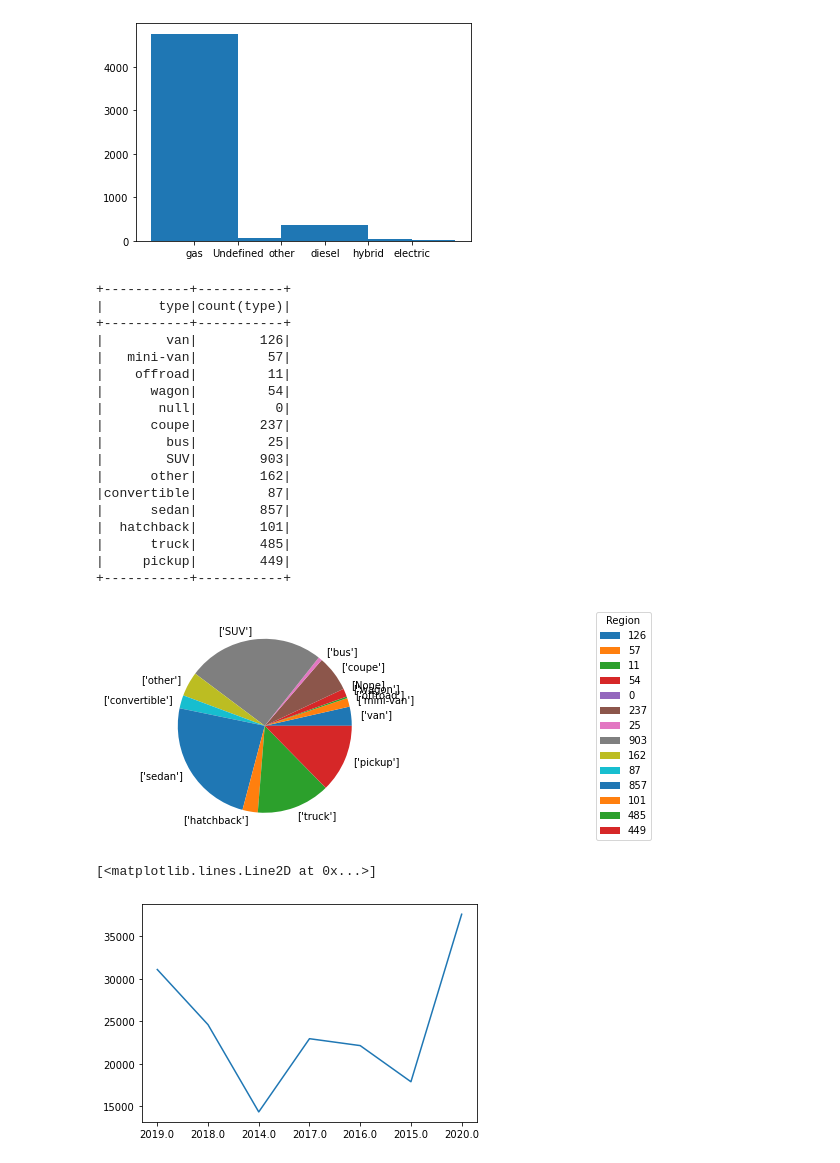
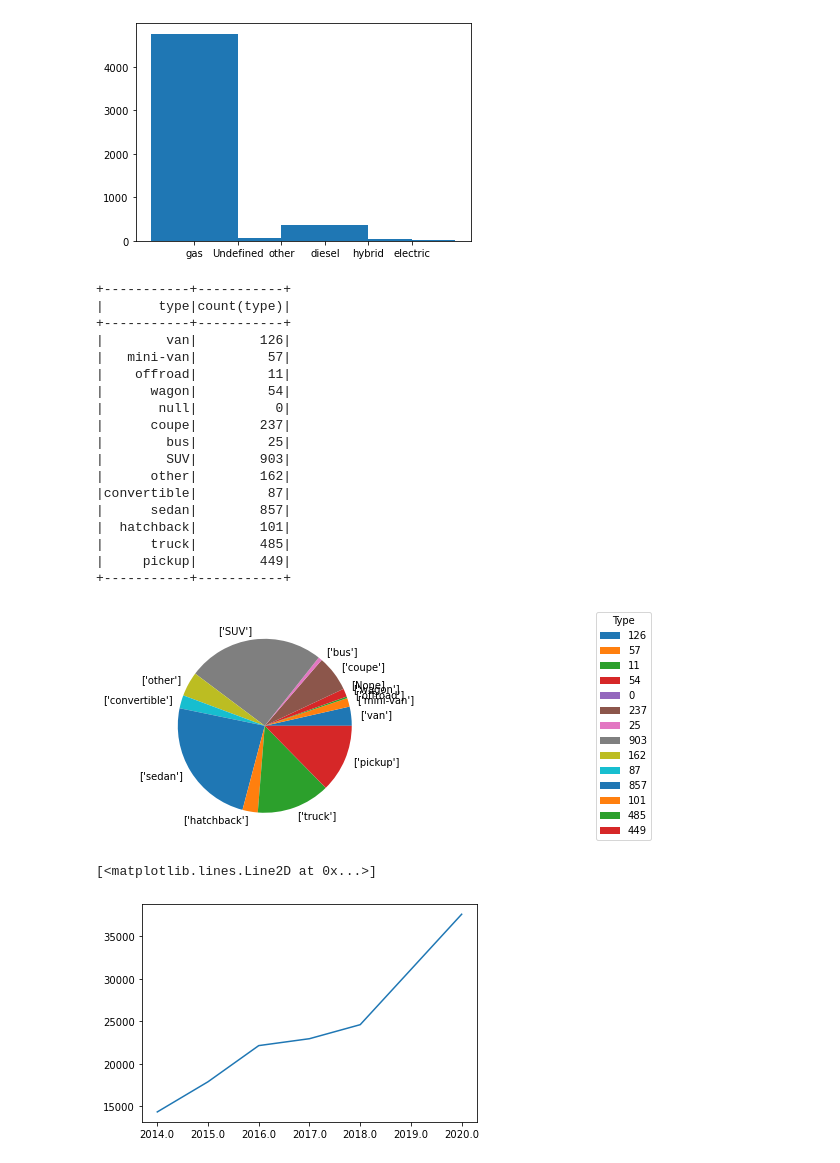
Before and after one commit to guillaumew-ipssi/tp_spark, a Jupyter notebook: work/tp_grp4.ipynb, the cells around one changed output. Cells and saved outputs as stored; diff of their text form; code cells hidden in the pictures.

Commit message:
lastest changes graphs, ...

```diff
--- a/work/tp_grp4.ipynb
+++ b/work/tp_grp4.ipynb
@@ -191,7 +158,7 @@ arr_type_values = df_type_values.select("nb").collect()
 values_matplot = np.array(arr_type_values)
 values_matplot = values_matplot.flatten()
 plt.pie(values_matplot, labels = arr_type_name, normalize = True)
-plt.legend(values_matplot, title="Region", loc="center left", bbox_to_anchor=(2, 0, 0.5, 1))
+plt.legend(values_matplot, title="Type", loc="center left", bbox_to_anchor=(2, 0, 0.5, 1))
 
 df.groupBy("type").agg({"type": "count"}).show()
 # %% [output]
@@ -213,23 +180,23 @@ df.groupBy("type").agg({"type": "count"}).show()
 |      truck|        485|
 |     pickup|        449|
 +-----------+-----------+
-[figure, old version]
+[figure, new version]
 # %%
 path = "./data/vehicles/vehicles_min.csv"
 #path = "./data/vehicles/vehicles.csv"
 df = spark.read.format('csv').options(header=True).load(path)
 df = df.dropna()
 
 df = df.filter(df["year"] > "2013.0")
 
 df_avg = df.groupBy("year").agg({"price":"mean"}).withColumnRenamed("COUNT(year)", "year")
-df_price = df_avg.select("avg(price)").collect()
-df_year = df_avg.select("year").collect()
+df_price = df_avg.select("avg(price)").orderBy("year").collect()
+df_year = df_avg.select("year").orderBy("year").collect()
 
 arr_price = np.array(df_price)
 arr_year = np.array(df_year)
 
 plt.plot(arr_year.flatten(), arr_price.flatten())
 # %% [output]
 [<matplotlib.lines.Line2D at 0x...>]
-[figure, old version]
+[figure, new version]
```
Also changed, not shown: parts of 8 cells of this notebook.
